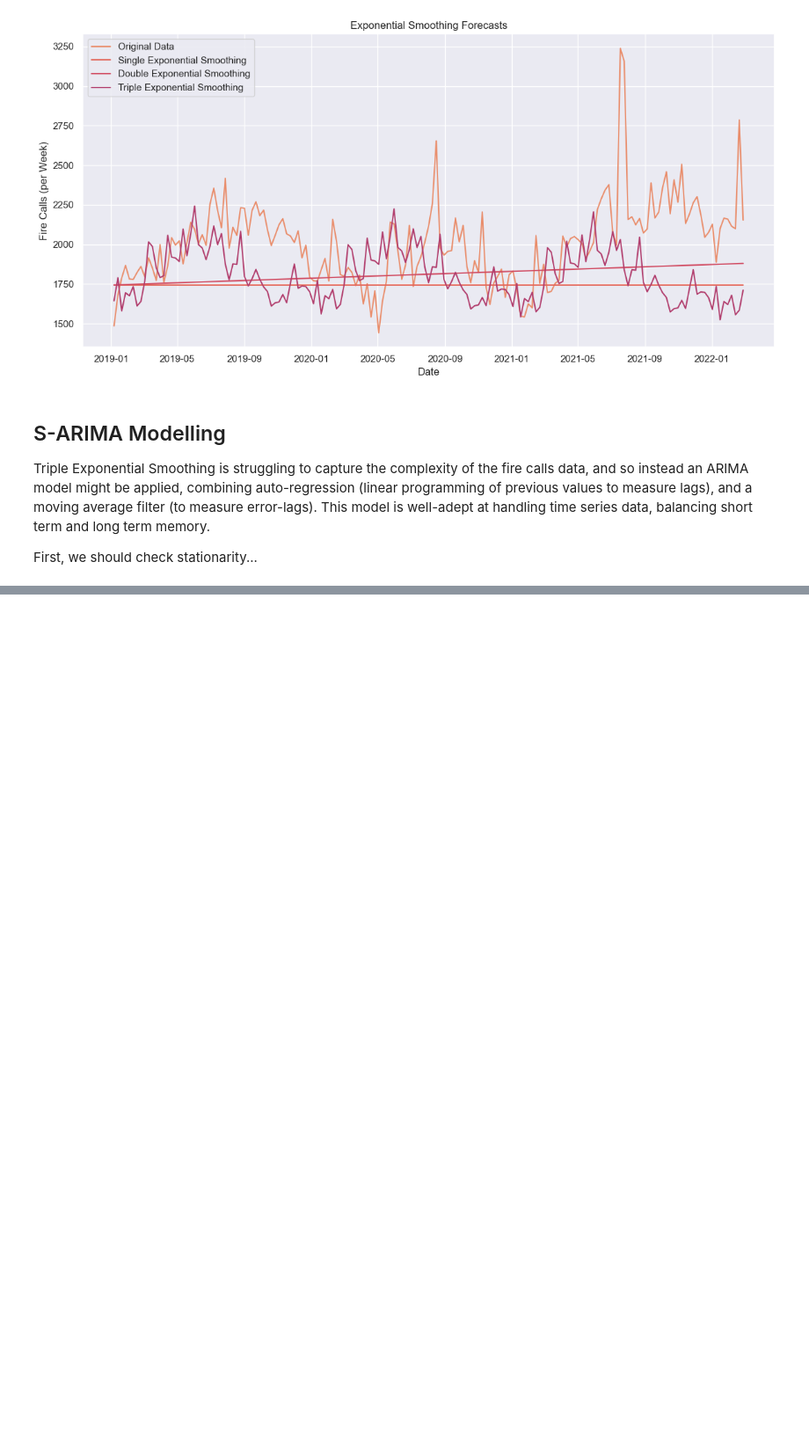
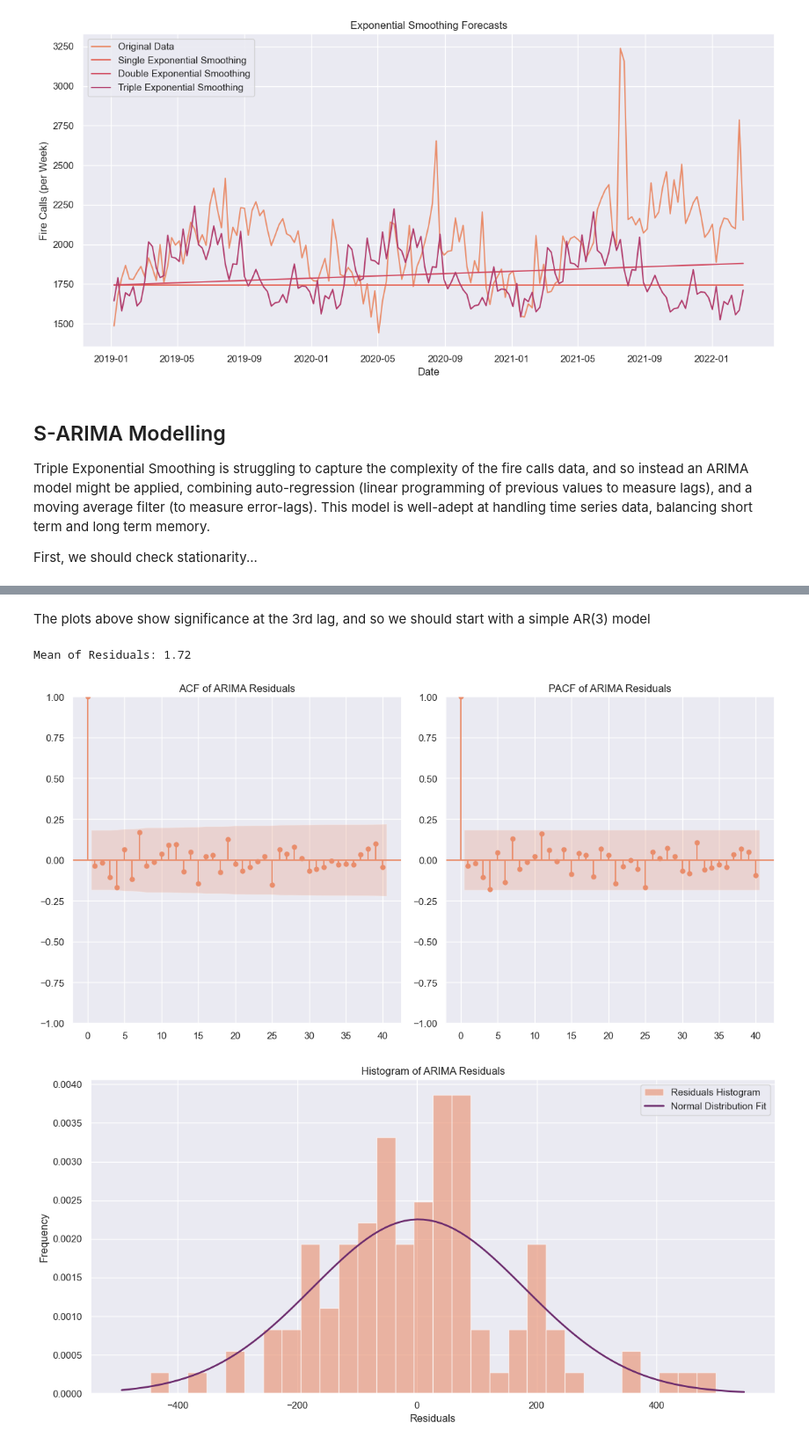
Before and after one commit to Conall66/London_Fire_Forecasting, a Jupyter notebook: Predictive_fire_outbreaks.ipynb, the cells around one changed output, grey strips where cells are left out. Shown at 88% size. Cells and saved outputs as stored; diff of their text form; code cells hidden in the pictures; blank space fills up the shorter version.

Commit message:
More ARIMA

```diff
--- a/Predictive_fire_outbreaks.ipynb
+++ b/Predictive_fire_outbreaks.ipynb
@@ -577,0 +624,69 @@ The time series is not stationary.
+# %% [markdown]
+The plots above show significance at the 3rd lag, and so we should start with a simple AR(3) model
+# %%
+# Plot an ARIMA (3, 0, 0) model on the differenced data divided into training and test sets
+
+# Split data
+train_diff = fire_weekly_diff.iloc[:train_size]
+test_diff = fire_weekly_diff.iloc[train_size:train_size + test_size]
+
+# Add frequency information to the index
+train_diff.index.freq = 'W-SUN'
+test_diff.index.freq = 'W-SUN'
+
+# Model
+model_arima = ARIMA(train_diff, order=(3, 0, 0)).fit()
+forecast_arima = model_arima.predict(start=test_diff.index[0], end=test_diff.index[-1], typ='levels')
+
+# Get forecast info
+forecast_info = model_arima.get_forecast(steps=len(test_diff))
+forecast_conf_int = forecast_info.conf_int()
+forecast_mean = forecast_info.predicted_mean
+
+# Get residuals and plot histogram
+residuals = model_arima.resid
+mean_of_resids = np.mean(residuals)
+
+print(f"Mean of Residuals: {mean_of_resids:.2f}")
+
+# Plot auto-correlation of residuals
+fig, (ax1, ax2) = plt.subplots(1, 2, figsize=(12, 6))
+plot_acf(residuals, lags=40, ax=ax1)
+ax1.set_title('ACF of ARIMA Residuals')
+plot_pacf(residuals, lags=40, ax=ax2)
+ax2.set_title('PACF of ARIMA Residuals')
+plt.tight_layout()
+plt.show()
+
+# Plot the histogram of the residuals
+plt.figure(figsize=(12, 6))
+plt.hist(residuals, bins=30, density=True, alpha=0.6, color=palette[0], label='Residuals Histogram')
+mean_resid, std_resid = norm.fit(train_diff)
+xmin, xmax = plt.xlim() # Constrain the x-axis limits
+curve_length = np.linspace(xmin, xmax, 100) # Create 100 bars for clearer distribution
+bell_curve = norm.pdf(curve_length, mean_resid, std_resid)
+plt.plot(curve_length, bell_curve, lw=2, label='Normal Distribution Fit', color = palette[-1])
+plt.title('Histogram of ARIMA Residuals')
+plt.xlabel('Residuals')
+plt.ylabel('Frequency')
+plt.legend()
+plt.tight_layout()
+plt.show()
+
+# Plot the ARIMA model against actual data
+plt.figure(figsize=(12, 6))
+plt.plot(train_diff.index, train_diff, label='Training Data', color=palette[0])
+plt.plot(test_diff.index, test_diff, label='Test Data', color=palette[1])
+plt.plot(model_arima.fittedvalues.index, model_arima.fittedvalues, label='ARIMA Fitted Values', color=palette[-2])
+plt.plot(forecast_arima.index, forecast_arima, label='ARIMA Forecast', color=palette[-1])
+
+plt.title('ARIMA Model Forecast')
+plt.xlabel('Date')
+plt.ylabel('Differenced Fire Calls')
+plt.legend()
+plt.tight_layout()
+plt.show()
+# %% [output]
+Mean of Residuals: 1.72
+[figure, added]
+[figure, added]
```
Also changed, not shown: parts of 13 cells of this notebook, 2 other files.
